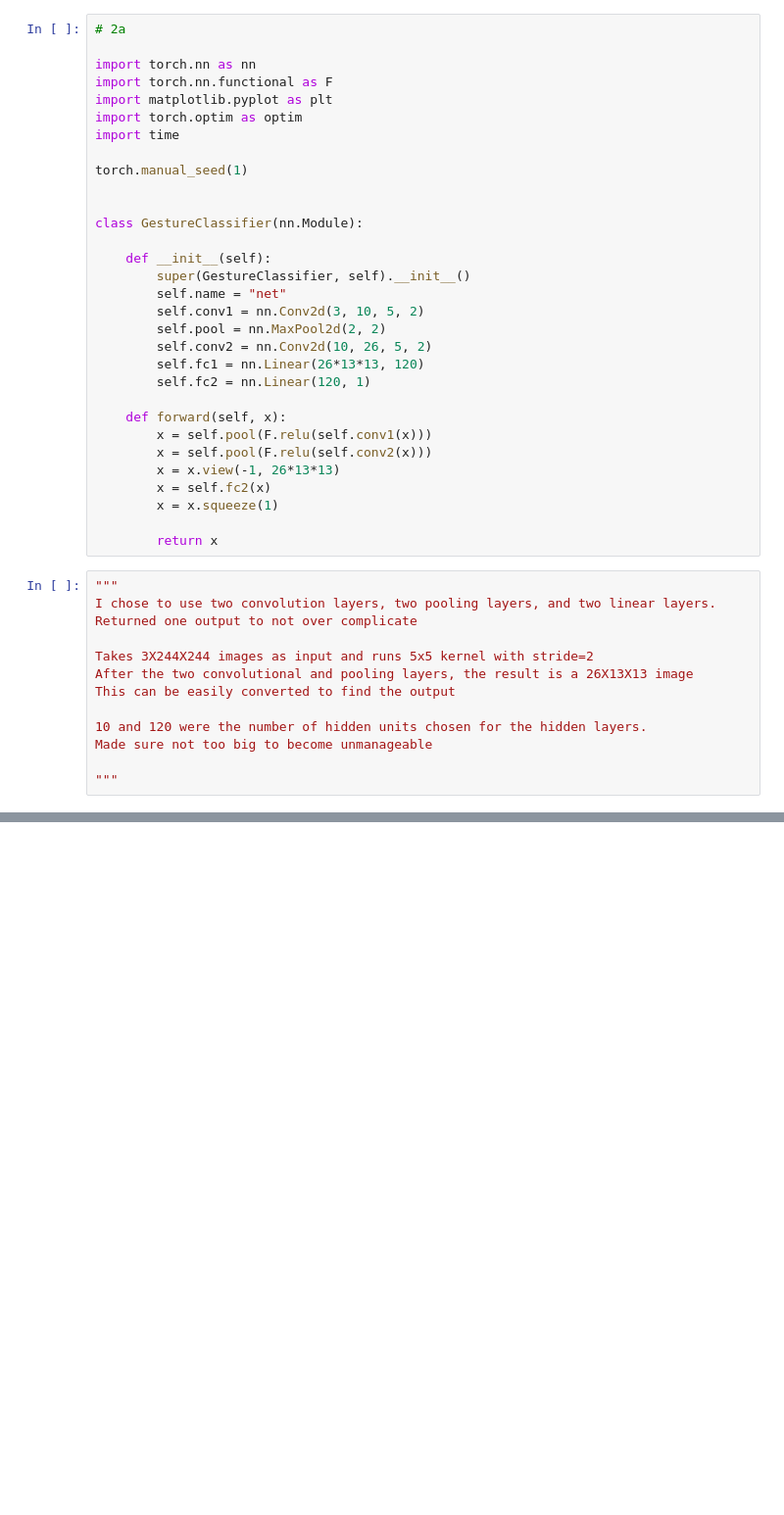
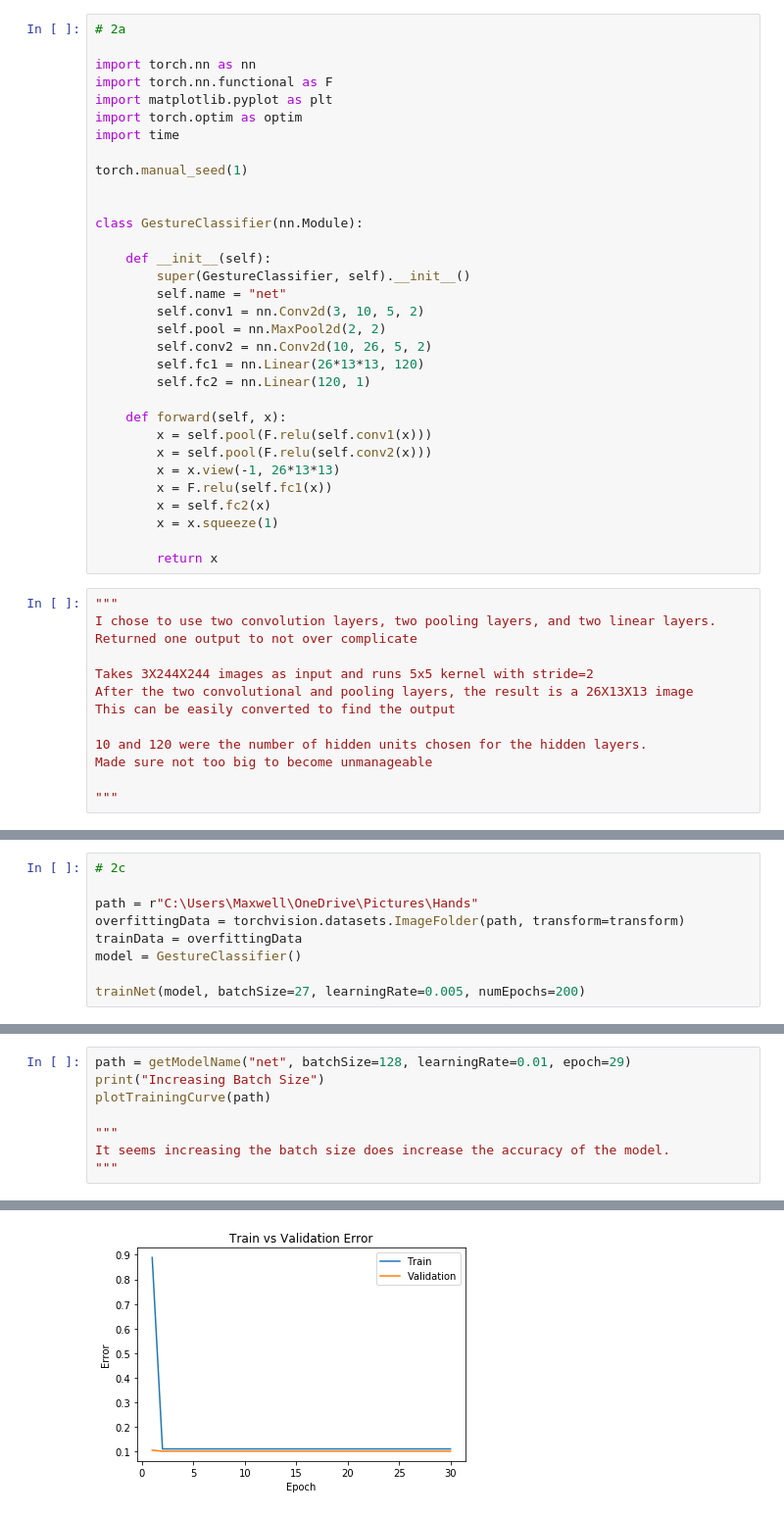
Before and after one commit to zhengmaxwell/Genre_Classifier, a Jupyter notebook: src/Labs/Lab3/Lab3.ipynb, the cells around one changed output, grey strips where cells are left out. Shown at 98% size. Drawn from its saved outputs; the diff is of its cells as text; blank space fills up the shorter version.

```diff
--- a/src/Labs/Lab3/Lab3.ipynb
+++ b/src/Labs/Lab3/Lab3.ipynb
@@ -290,6 +322,7 @@ class GestureClassifier(nn.Module):
         x = self.pool(F.relu(self.conv1(x)))
         x = self.pool(F.relu(self.conv2(x)))
         x = x.view(-1, 26*13*13)
+        x = F.relu(self.fc1(x))
         x = self.fc2(x)
         x = x.squeeze(1)
 
@@ -309,0 +433,9 @@ Made sure not too big to become unmanageable
+# %%
+# 2c
+
+path = r"C:\Users\Maxwell\OneDrive\Pictures\Hands"
+overfittingData = torchvision.datasets.ImageFolder(path, transform=transform)
+trainData = overfittingData
+model = GestureClassifier()
+
+trainNet(model, batchSize=27, learningRate=0.005, numEpochs=200)
@@ -309,0 +510,9 @@ Made sure not too big to become unmanageable
+# %%
+path = getModelName("net", batchSize=128, learningRate=0.01, epoch=29)
+print("Increasing Batch Size")
+plotTrainingCurve(path)
+
+"""
+It seems increasing the batch size does increase the accuracy of the model.
+"""
+# %% [output]
@@ -309,0 +520 @@ Made sure not too big to become unmanageable
+[figure, added]
```
Also changed, not shown: parts of 26 cells of this notebook.
